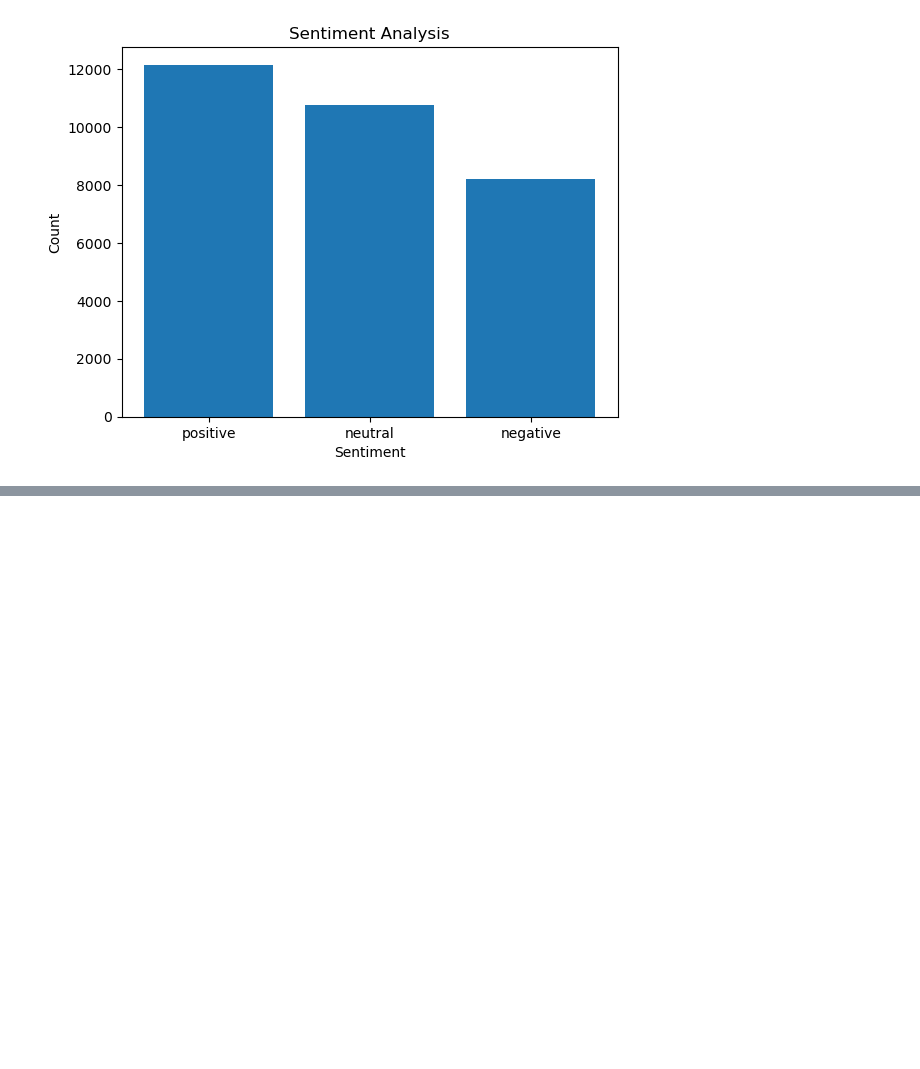
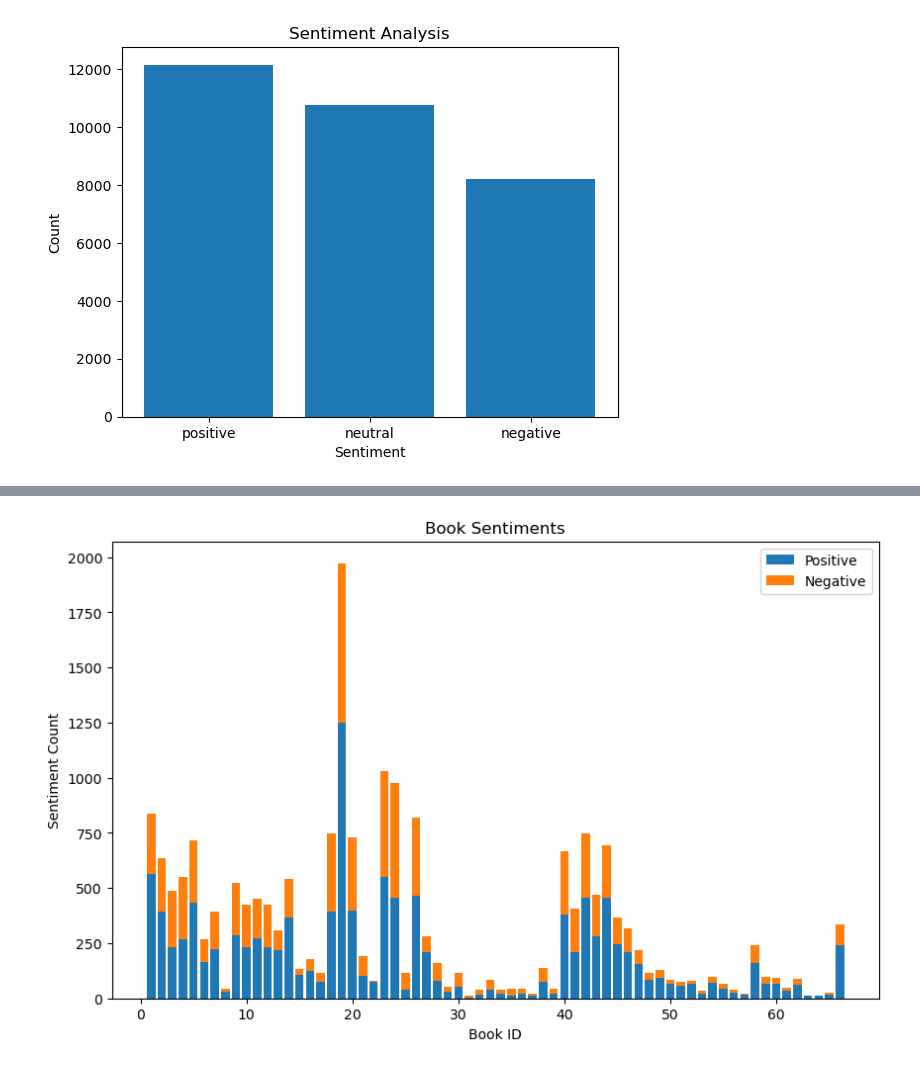
Before and after one commit to nastoo/datascience, a Jupyter notebook: TP3_V1.ipynb, the cells around one changed output, grey strips where cells are left out. Saved outputs shown, nothing was run; the diff lists cells and outputs as text; code cells hidden in the pictures; blank space fills up the shorter version.

Commit message:
Sentiment Analysis

```diff
--- a/TP3_V1.ipynb
+++ b/TP3_V1.ipynb
@@ -911,3 +895,6 @@ plt.title('Sentiment Analysis')
 plt.show()
 # %% [output]
 [figure]
+# %%
+visualization_df['book_id'] = bible_df_cleaned['book_id']
+visualization_df
@@ -913,0 +915,20 @@ plt.show()
+# %%
+import matplotlib.pyplot as plt
+
+# Calculate the count of positive and negative sentiments for each book_id
+sentiment_counts = visualization_df.groupby('book_id')['Sentiment'].value_counts().unstack().fillna(0)
+
+# Determine if each book_id is positive or negative based on sentiment counts
+sentiment_counts['Book Sentiment'] = sentiment_counts.apply(lambda row: 'positive' if row['positive'] > row['negative'] else 'negative', axis=1)
+
+# Plot the book sentiments
+plt.figure(figsize=(10, 6))
+plt.bar(sentiment_counts.index, sentiment_counts['positive'], label='Positive')
+plt.bar(sentiment_counts.index, sentiment_counts['negative'], bottom=sentiment_counts['positive'], label='Negative')
+plt.xlabel('Book ID')
+plt.ylabel('Sentiment Count')
+plt.title('Book Sentiments')
+plt.legend()
+plt.show()
+# %% [output]
+[figure, added]
```
Also changed, not shown: parts of 5 cells of this notebook, 1 other file.
